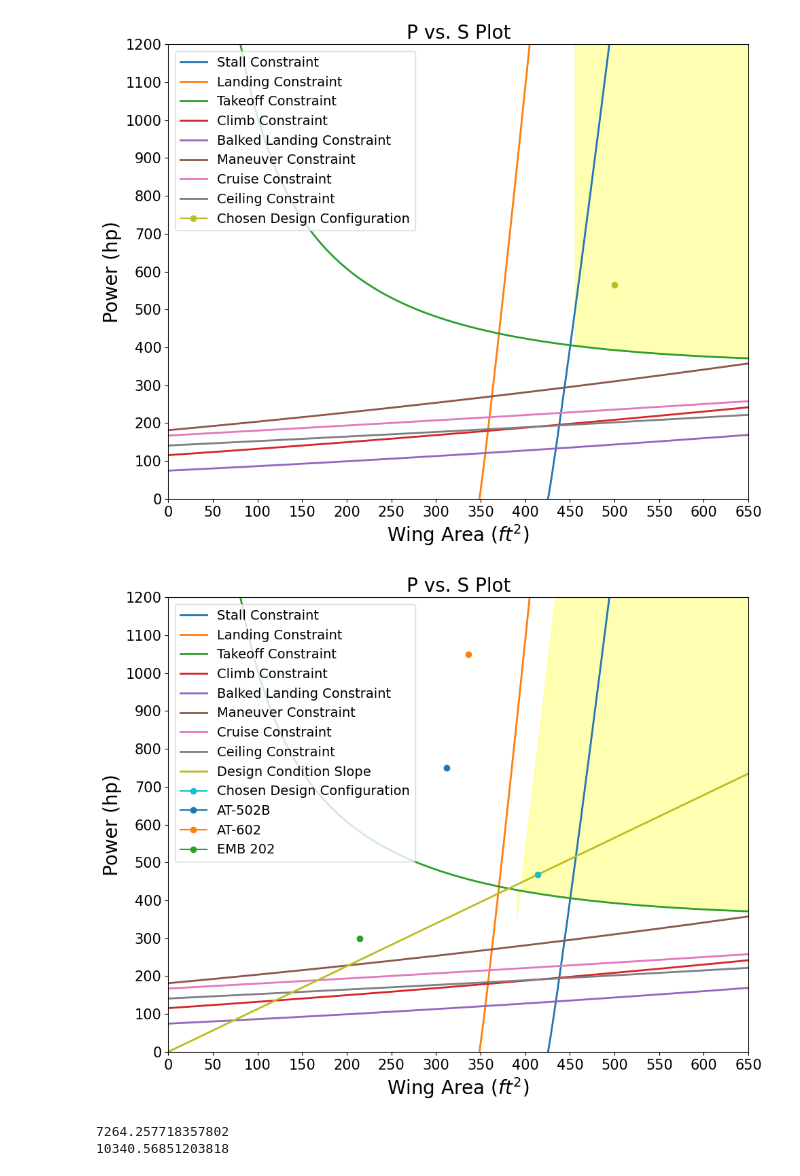
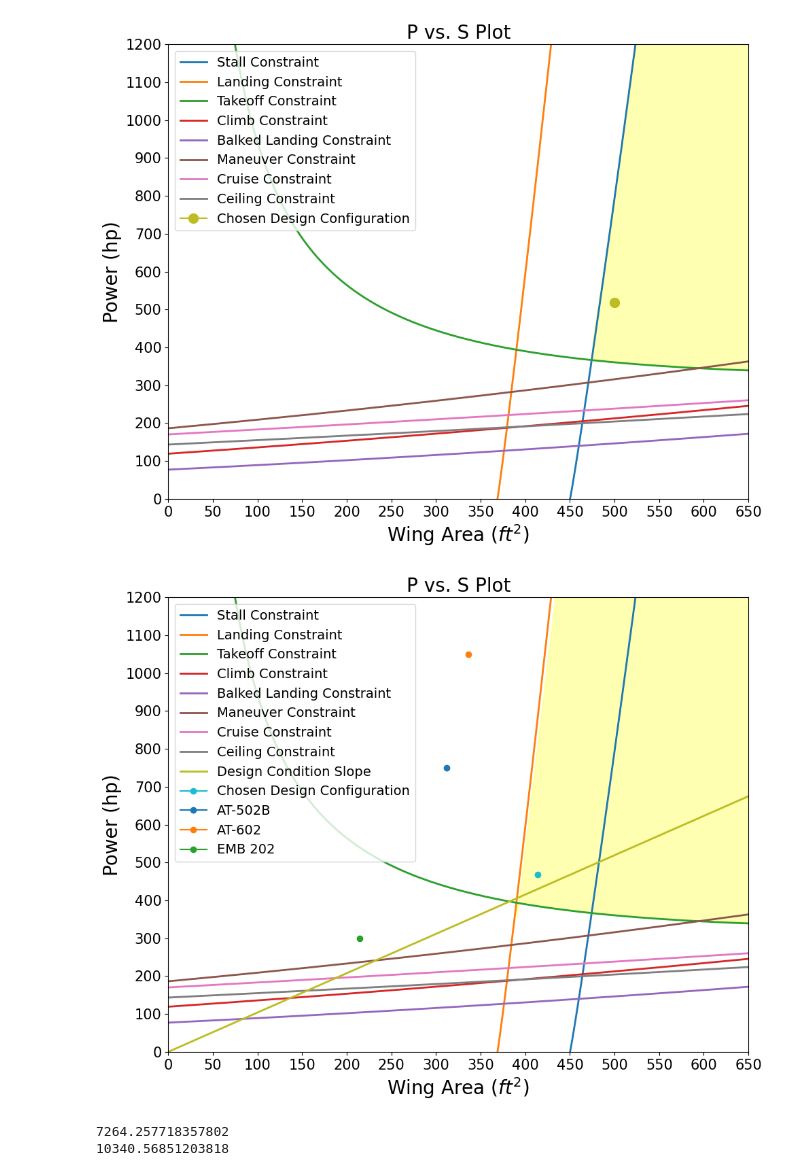
Before and after one commit to VaishnaviK003/Group9-EAE-130-A-B-UCDavis-2025-GatewayToBlueSkies, a Jupyter notebook: A4_2_B_CDR.ipynb, the cells around one changed output. Cells and saved outputs as stored; diff of their text form; code cells hidden in the pictures.

```diff
--- a/A4_2_B_CDR.ipynb
+++ b/A4_2_B_CDR.ipynb
@@ -5,8 +5,8 @@
 import numpy as math
 import matplotlib.pyplot as plt
 
-W_P = 18.3
-W_S = 13.2
+W_P = 13
+W_S = 13.5
 W_initial = 8550
 P_guess = W_initial / W_P
 S_guess = W_initial / W_S
@@ -22,9 +22,9 @@ weight_payload = 2000
 
 V = 250 * 1.688
 rho = 0.00238
-cL_max_takeoff = 1.7 # CHECK #float(input("Enter the cL_max of the wing: ")) #Needs to be approximated based on historical data
-cL_max_cruise = 1.6 # CHECK
-cL_max_landing = 1.8 # CHECK
+cL_max_takeoff = 1.9 # CHECK #float(input("Enter the cL_max of the wing: ")) #Needs to be approximated based on historical data
+cL_max_cruise = 2 # CHECK
+cL_max_landing = 1.7 # CHECK
 V_stall = 52 * 1.688# ft/s approximation - stall speed of a small aircraft # math.sqrt((2 * W_0) / (rho * S_ref * cL_max)) #float(input("Enter the stall velocity (ft/s): "))
 
 s_to = 1500 # RFP #float(input("Enter the takeoff distance (ft): "))
@@ -574,33 +574,33 @@ for i in range(5001):
 # %%
 plt.figure(figsize=(10,8))
 plt.title('P vs. S Plot', fontsize=20)
 plt.xlabel("Wing Area $(ft^2)$", fontsize=20)
 plt.ylabel("Power (hp)", fontsize=20)
 plt.plot(S_ST, P_range, label='Stall Constraint', linestyle='-', linewidth=2)
 plt.plot(S_LD, P_range, label='Landing Constraint', linestyle='-', linewidth=2)
 plt.plot(S_range, P_TO, label='Takeoff Constraint', linestyle='-', linewidth=2)
 plt.plot(S_range, P_CL, label='Climb Constraint', linestyle='-', linewidth=2)
 plt.plot(S_range, P_BC, label='Balked Landing Constraint', linestyle='-', linewidth=2)
 plt.plot(S_range, P_MN, label='Maneuver Constraint', linestyle='-', linewidth=2)
 plt.plot(S_range, P_CR, label='Cruise Constraint', linestyle='-', linewidth=2)
 plt.plot(S_range, P_CE, label='Ceiling Constraint', linestyle='-', linewidth=2)
 #plt.plot(S_range, S_range * (13 / 11.5), label='Design Condition Slope', linestyle='-', linewidth=2)
 #plt.plot(426.923, 426.923 * (13 / 11.5), label='Intersection', marker="o")
-plt.plot(500, 500 * (13 / 11.5), label='Chosen Design Configuration', marker="o")
+plt.plot(500, 500 * (W_S / W_P), label='Chosen Design Configuration', marker="o", markersize = 10)
 #print(S_range[math.where(P_TO == (min(P_TO)))])
 #print(min(P_TO))
-plt.fill_between(S_range[3500: ], P_TO[3500:], (19.7 * S_ST[3500:]) - 7250, color='yellow', alpha=0.3)
+plt.fill_between(S_range[3650: ], P_TO[3650:], (16 * S_range[3650:] - 7200), color='yellow', alpha=0.3)
 
 plt.ylim(0, 1200)
 plt.xlim(1,650)
 plt.yticks(math.arange(0, 1300, step=100), fontsize=15)
 plt.xticks(math.arange(0, 700, step=50), fontsize=15)
 
 plt.legend(loc=2, fontsize=14)
 plt.tight_layout()
 plt.show()
 # %% [output]
-[figure, old version]
+[figure, new version]
 # %%
 plt.figure(figsize=(10,8))
 plt.title('P vs. S Plot', fontsize=20)
@@ -614,7 +614,7 @@ plt.plot(S_range, P_BC, label='Balked Landing Constraint', linestyle='-', linewi
 plt.plot(S_range, P_MN, label='Maneuver Constraint', linestyle='-', linewidth=2)
 plt.plot(S_range, P_CR, label='Cruise Constraint', linestyle='-', linewidth=2)
 plt.plot(S_range, P_CE, label='Ceiling Constraint', linestyle='-', linewidth=2)
-plt.plot(S_range, S_range * (13 / 11.5), label='Design Condition Slope', linestyle='-', linewidth=2)
+plt.plot(S_range, S_range * (W_S / W_P), label='Design Condition Slope', linestyle='-', linewidth=2)
 #plt.plot(426.923, 426.923 * (13 / 11.5), label='Intersection', marker="o")
 plt.plot(414, 414 * (13 / 11.5), label='Chosen Design Configuration', marker="o")
 plt.plot(312, 750, label='AT-502B', marker="o")
@@ -635,7 +635,7 @@ plt.legend(loc=2, fontsize=14)
 plt.tight_layout()
 plt.show()
 # %% [output]
-[figure, old version]
+[figure, new version]
 # %%
 S0 = 500
 P0 = 500 * (13 / 15)
```
Also changed, not shown: 1 other file.
